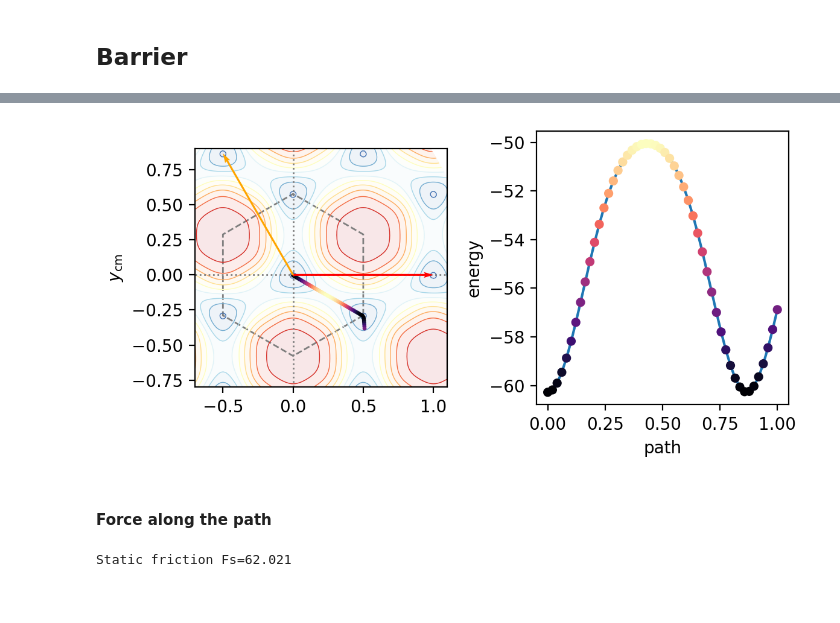
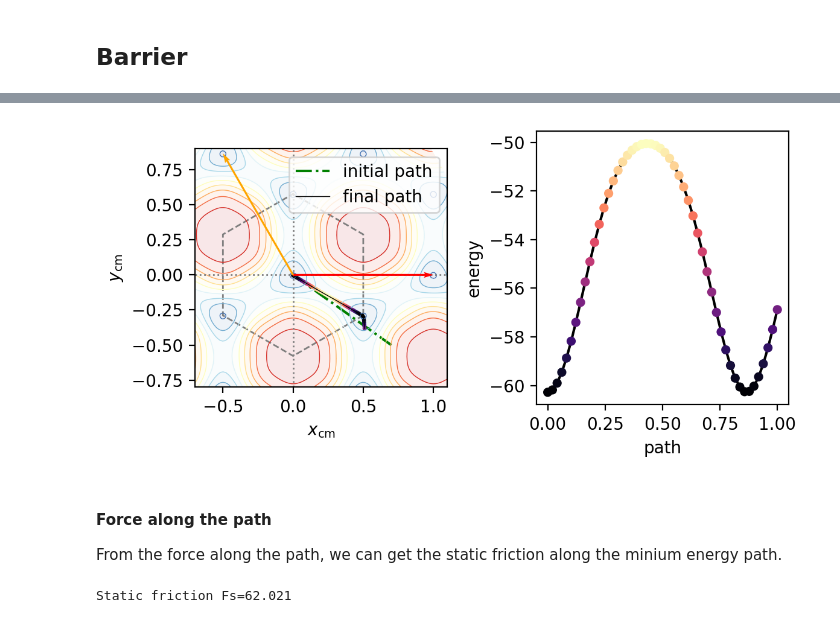
Before and after one commit to LamaKing/slides_rigid, a Jupyter notebook: example/3-Barrier_from_stirng.ipynb, the cells around one changed output, grey strips where cells are left out. Saved outputs shown, nothing was run; the diff lists cells and outputs as text; code cells hidden in the pictures.

```diff
--- a/example/3-Barrier_from_stirng.ipynb
+++ b/example/3-Barrier_from_stirng.ipynb
@@ -159,42 +167,45 @@ marker = 's'
 # Plot limits
 x0, x1 = -0.7, 1.1
 y0, y1 = -0.8, 0.9
 
 
 # Energy
 # norm = Normalize(-N,0)
 norm = None
 xx = np.reshape(pp[:,0], (int(np.sqrt(pp.shape[0])),int(np.sqrt(pp.shape[0]))))
 yy = np.reshape(pp[:,1], (int(np.sqrt(pp.shape[0])),int(np.sqrt(pp.shape[0]))))
 zz = np.reshape(enmap, (int(np.sqrt(pp.shape[0])),int(np.sqrt(pp.shape[0]))))
 sc = axE.contourf(xx, yy, zz, levels=10, cmap='RdYlBu_r', alpha=0.1)
 sc = axE.contour(xx, yy, zz, levels=10, cmap='RdYlBu_r', linewidths=0.5, alpha=1)
 #plt.colorbar(sc, label=r'$E(x,y)$', ax=axE)
 if params['well_shape'] != 'Sin': plot_BZ2d(axE, get_brillouin_zone_2d(S), plt_params)
-axE.quiver(0, 0, *S[0], angles='xy', scale_units='xy', scale=1, zorder=5, color='red', label=r' b1')
-axE.quiver(0, 0, *S[1], angles='xy', scale_units='xy', scale=1, zorder=5, color='orange', label=r' b2')
+axE.quiver(0, 0, *S[0], angles='xy', scale_units='xy', scale=1, zorder=5, color='red')
+axE.quiver(0, 0, *S[1], angles='xy', scale_units='xy', scale=1, zorder=5, color='orange')
 
 # Path
-axE.plot(data[:,0], data[:,1], '-k', lw=0.5, zorder=1)
-axE.scatter(data[:,0], data[:,1], c=data[:,2], cmap='magma', s=2, zorder=2)
+axE.plot([0,0.7], [0.0,-0.5], '-.', color='green', label='initial path', zorder=1) # initial path
+axE.plot(data[:,0], data[:,1], '-k', lw=0.5, label='final path', zorder=2) # end of path
+axE.scatter(data[:,0], data[:,1], c=data[:,2], cmap='magma', s=2, zorder=1)
+axE.legend(loc='upper right')
 
 axE.set_xlim([x0, x1])
 axE.set_ylim([y0, y1])
 plt_cosmetic(axE)
 axE.set_ylabel(r'$y_\mathrm{cm}$')
-axE.set_xlabel('')
+axE.set_xlabel(r'$x_\mathrm{cm}$')
 
-axpath.plot(np.linspace(0, 1, data.shape[0]), data[:,2])
+axpath.plot(np.linspace(0, 1, data.shape[0]), data[:,2], '-k')
 axpath.scatter(np.linspace(0, 1, data.shape[0]), data[:,2], c=data[:,2], cmap='magma', s=20, zorder=2)
 axpath.set_xlabel(r'path')
 axpath.set_ylabel(r'energy')
 
 plt.tight_layout()
 plt.show()
 # %% [output]
-[figure, old version]
+[figure, new version]
-# %% [markdown]
-#### Force along the path
+# %% [markdown]
+#### Force along the path
+From the force along the path, we can get the static friction along the minium energy path.
 # %%
 fig, (axE, axpath) = plt.subplots(1,2, dpi=200, sharex=False, sharey=False, figsize=(6,3))
 
```
Also changed, not shown: parts of 9 cells of this notebook, 5 other files.
